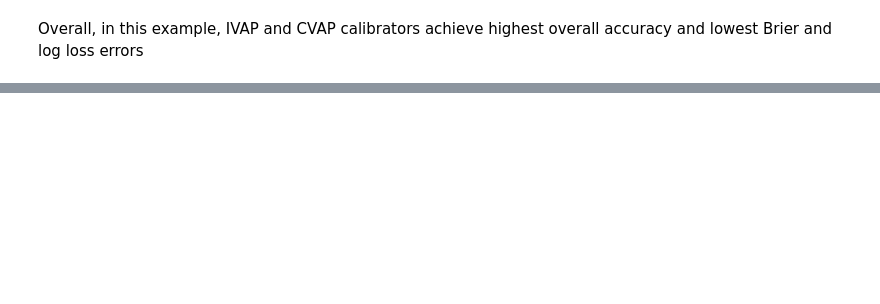
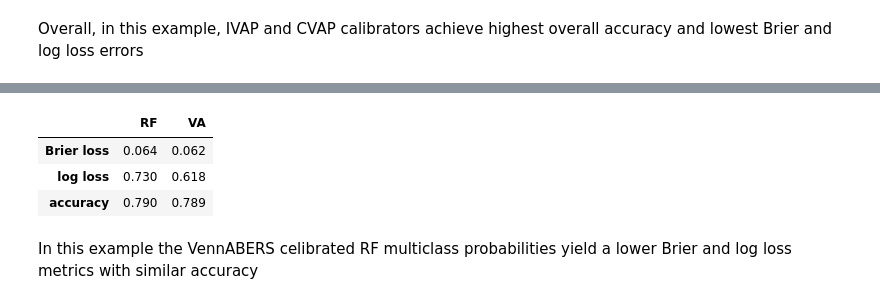
Before and after one commit to ip200/venn-abers, a Jupyter notebook: examples/multiclass_classification.ipynb, the cells around one changed output, grey strips where cells are left out. Saved outputs shown, nothing was run; the diff lists cells and outputs as text; code cells hidden in the pictures; blank space fills up the shorter version.

Commit message:
added Multiclass implemetation of pre-fitted classifiers

```diff
--- a/examples/multiclass_classification.ipynb
+++ b/examples/multiclass_classification.ipynb
@@ -314,0 +330,70 @@ Overall, in this example, IVAP and CVAP calibrators achieve highest overall accu
+# %%
+# create a synthetic dataset
+
+n_features = 10
+rand_seed = 0
+n_samples = 10000
+
+X, y = make_classification(
+    n_classes=5,
+    n_samples=n_samples,
+    n_clusters_per_class=2,
+    n_features=n_features,
+    n_informative=int(n_features/2),
+    n_redundant=int(n_features/4),
+    random_state=rand_seed)
+
+#  split into a proper training, calibration and test set
+
+X_train, X_test, y_train, y_test = train_test_split(
+    X, y, test_size=0.5, random_state=rand_seed)
+
+X_train_proper, X_cal, y_train_proper, y_cal = train_test_split(
+    X_train, y_train, test_size=0.2, shuffle=False)
+
+lb = LabelBinarizer()
+y_test_one_hot = lb.fit_transform(y_test)
+
+# fit a Random Forest classifier to the proper training set
+# and generate calibration and test set probabilities
+
+clf = RandomForestClassifier(random_state=rand_seed)
+
+clf.fit(X_train_proper, y_train_proper)
+p_cal = clf.predict_proba(X_cal)
+p_test = clf.predict_proba(X_test)
+y_pred = clf.predict(X_test)
+
+# fit a VennAbers calibrator using the calibration set and generate calibrated test set
+# probabilities (note this is done using a single command) and corresponding predictions
+
+va = VennAbersCalibrator()
+
+p_prime, p0p1 = va.predict_proba(
+    p_cal=p_cal, y_cal=y_cal, p_test=p_test, p0_p1_output=True)
+
+y_prime = va.predict(
+    p_cal=p_cal, y_cal=y_cal, p_test=p_test, one_hot=False)
+
+# compare log loss, Brier loss and accuracy
+
+stat_list = {}
+stat_list['RF'] = [
+    brier_loss_calc(y_test_one_hot, p_test),
+    log_loss(y_test, p_test),
+    accuracy_score(y_test, y_pred)]
+
+stat_list['VA'] = [
+    brier_loss_calc(y_test_one_hot, p_prime),
+    log_loss(y_test, p_prime),
+    accuracy_score(y_test, y_prime)]
+
+stat_df = pd.DataFrame(stat_list, index = ['Brier loss', 'log loss', 'accuracy'])
+stat_df.round(3)
+# %% [output]
+|  | RF | VA |
+| Brier loss | 0.064 | 0.062 |
+| log loss | 0.730 | 0.618 |
+| accuracy | 0.790 | 0.789 |
+# %% [markdown]
+In this example the VennABERS celibrated RF multiclass probabilities yield a lower Brier and log loss metrics with similar accuracy
```
Also changed, not shown: parts of 11 cells of this notebook, 1 other file.
